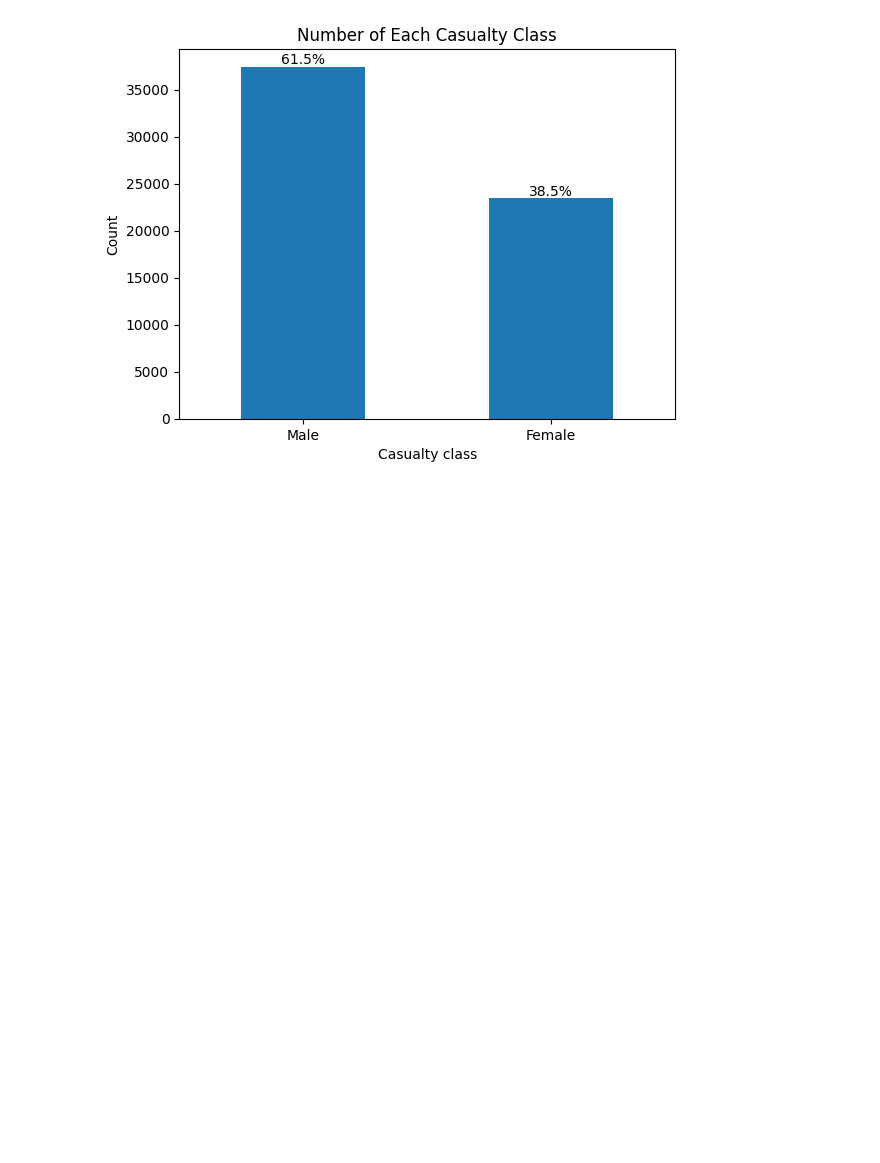
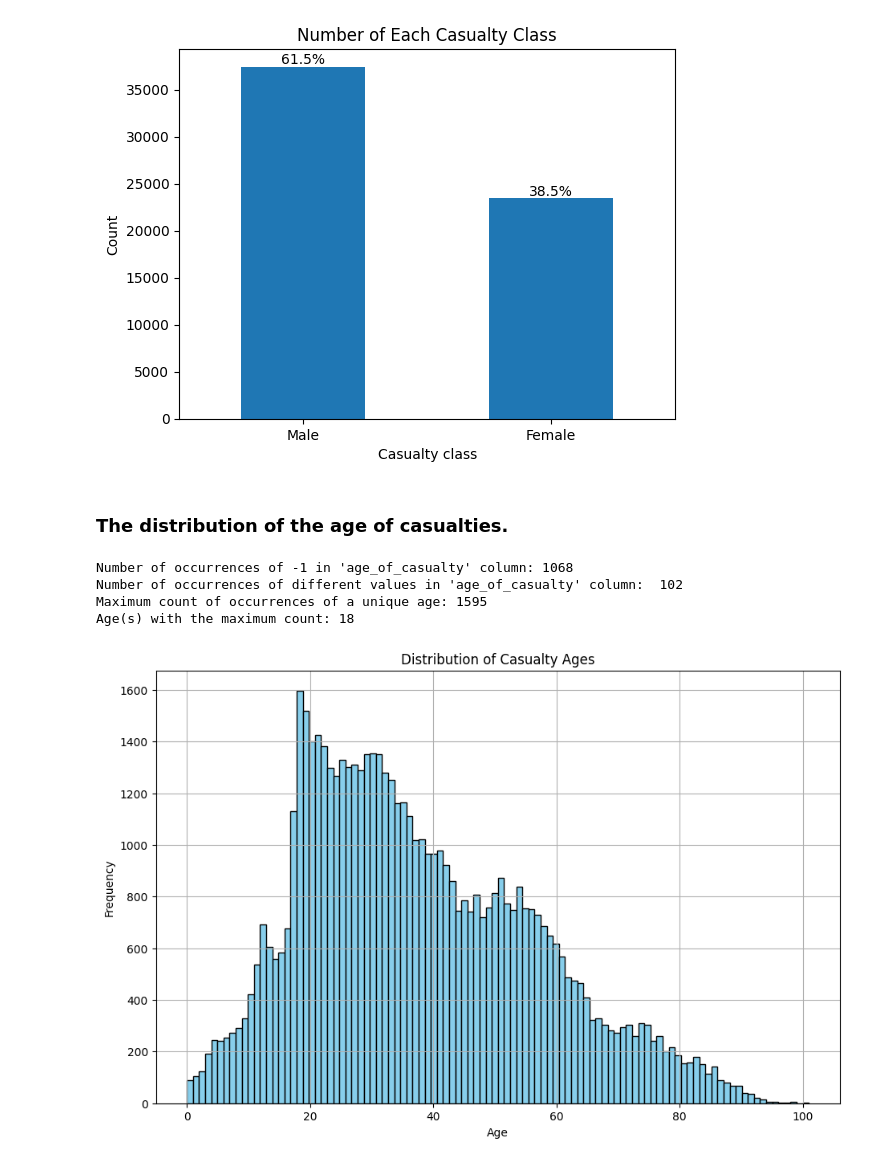
Before and after one commit to MohammadJavadN/Road-Accidents-Analysis, a Jupyter notebook: ds.ipynb, the cells around one changed output. Cells and saved outputs as stored; diff of their text form; code cells hidden in the pictures; blank space fills up the shorter version.

Commit message:
age_of_casualty bar plot

```diff
--- a/ds.ipynb
+++ b/ds.ipynb
@@ -156,3 +156,34 @@ for i, v in enumerate(class_counts):
 plt.show()
 # %% [output]
 [figure]
+# %% [markdown]
+### The distribution of the age of casualties.
+# %%
+num_minus_one = (df['age_of_casualty'] == -1).sum()
+print("Number of occurrences of -1 in 'age_of_casualty' column:", num_minus_one)
+
+age_counts = df['age_of_casualty'].value_counts()
+print("Number of occurrences of different values in 'age_of_casualty' column: ", len(age_counts))
+
+max_count = age_counts.max()
+ages_with_max_count = age_counts[age_counts == max_count].index.tolist()
+print("Maximum count of occurrences of a unique age:", max_count)
+print("Age(s) with the maximum count:", ages_with_max_count[0])
+
+# Filter out the -1 values from the 'age_of_casualty' column
+filtered_age = df[df['age_of_casualty'] != -1]['age_of_casualty']
+
+# Plot the histogram of ages
+plt.figure(figsize=(11, 7))
+plt.hist(filtered_age, bins=102, color='skyblue', edgecolor='black')
+plt.xlabel('Age')
+plt.ylabel('Frequency')
+plt.title('Distribution of Casualty Ages')
+plt.grid(True)
+plt.show()
+# %% [output]
+Number of occurrences of -1 in 'age_of_casualty' column: 1068
+Number of occurrences of different values in 'age_of_casualty' column:  102
+Maximum count of occurrences of a unique age: 1595
+Age(s) with the maximum count: 18
+[figure, added]
```
